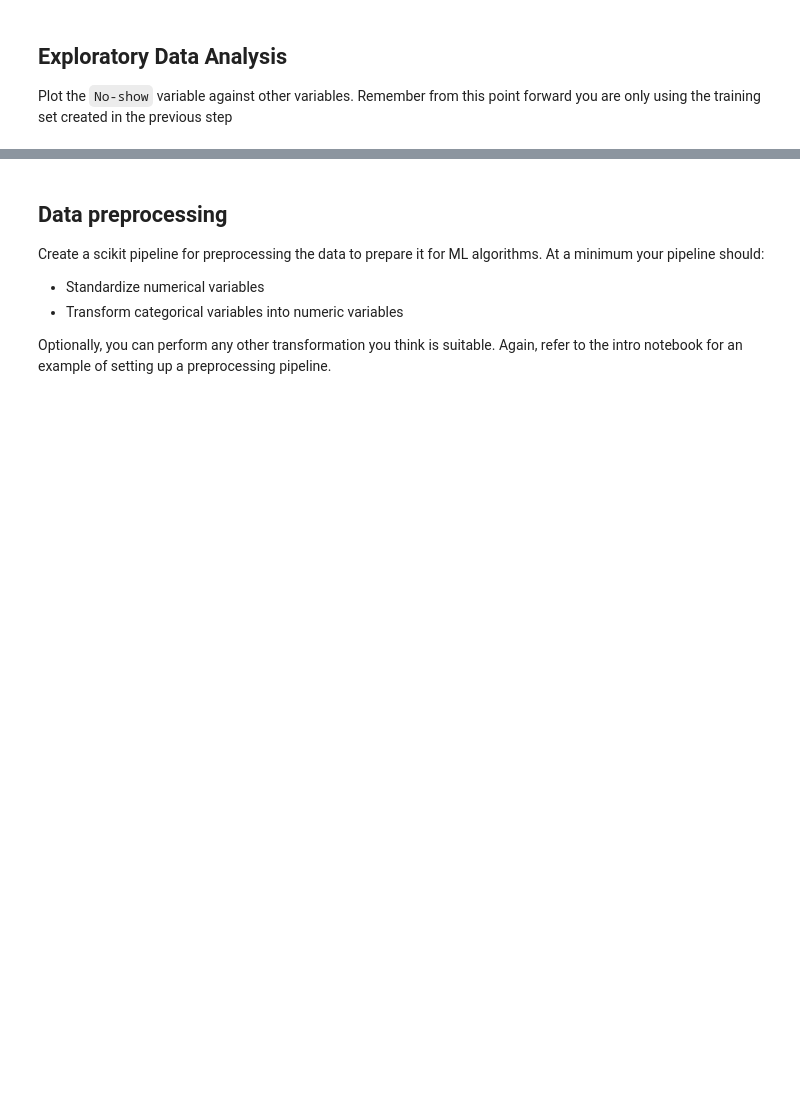
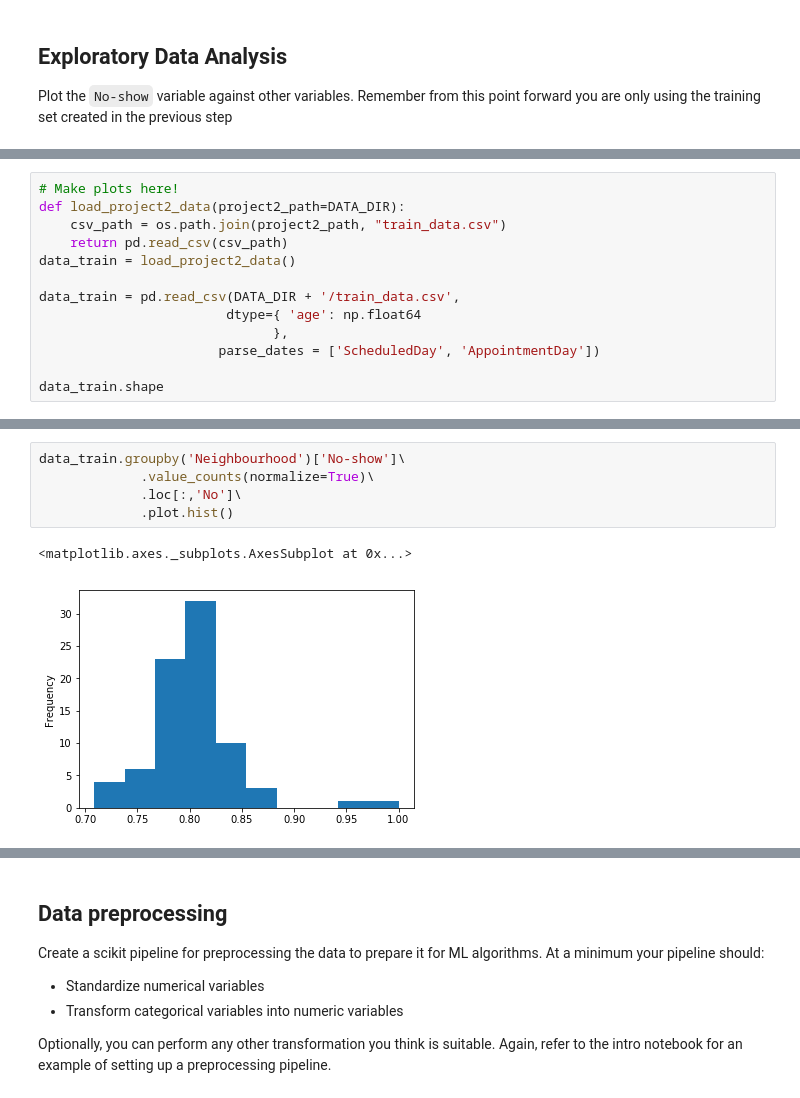
Before and after one commit to tejasmi5/mldm_project2, a Jupyter notebook: partI.ipynb, the cells around one changed output, grey strips where cells are left out. Saved outputs shown, nothing was run; the diff lists cells and outputs as text; blank space fills up the shorter version.

```diff
--- a/partI.ipynb
+++ b/partI.ipynb
@@ -133,0 +183,13 @@ Plot the `No-show` variable against other variables. Remember from this point fo
+# %%
+# Make plots here!
+def load_project2_data(project2_path=DATA_DIR):
+    csv_path = os.path.join(project2_path, "train_data.csv")
+    return pd.read_csv(csv_path)
+data_train = load_project2_data()
+
+data_train = pd.read_csv(DATA_DIR + '/train_data.csv',
+                        dtype={ 'age': np.float64
+                              },
+                       parse_dates = ['ScheduledDay', 'AppointmentDay'])
+
+data_train.shape
@@ -133,0 +220,8 @@ Plot the `No-show` variable against other variables. Remember from this point fo
+# %%
+data_train.groupby('Neighbourhood')['No-show']\
+             .value_counts(normalize=True)\
+             .loc[:,'No']\
+             .plot.hist()
+# %% [output]
+<matplotlib.axes._subplots.AxesSubplot at 0x...>
+[figure, added]
```
Also changed, not shown: parts of 21 cells of this notebook.
